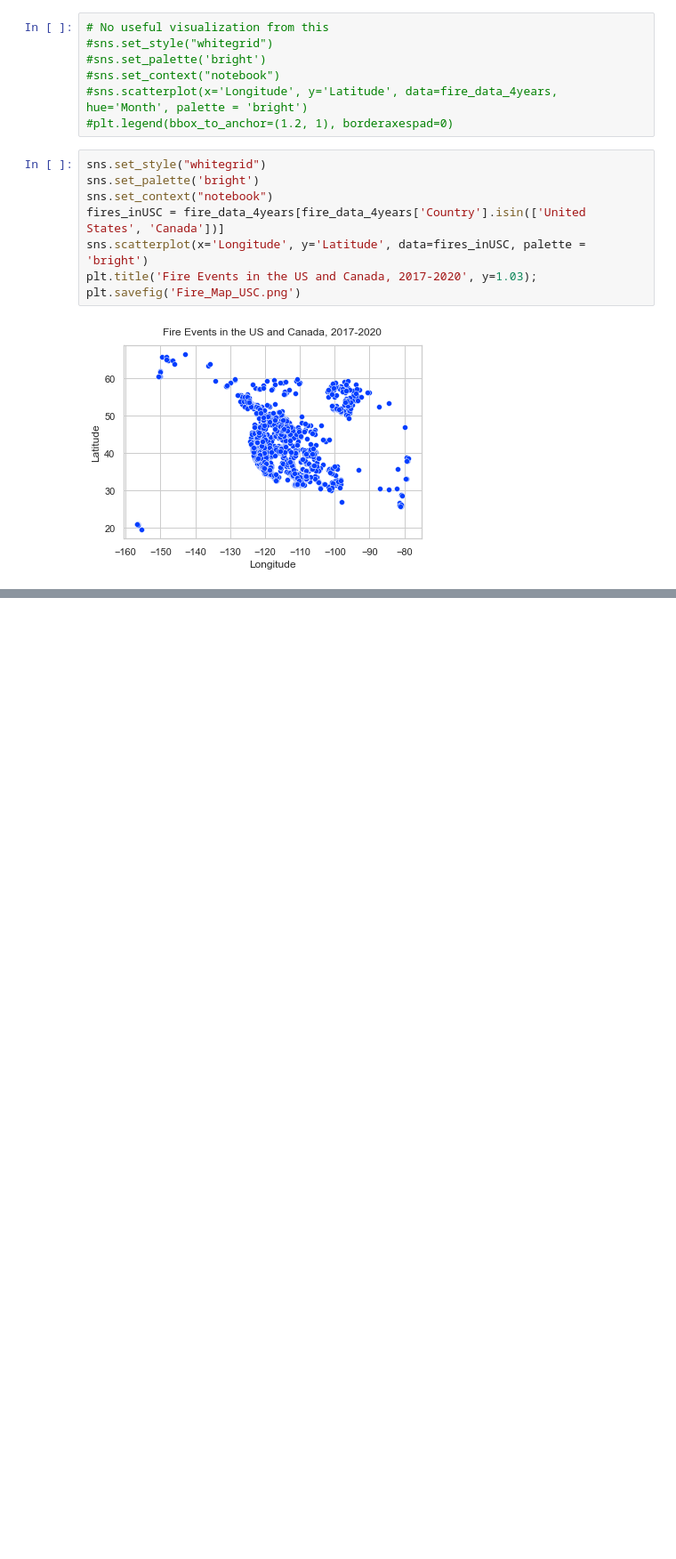
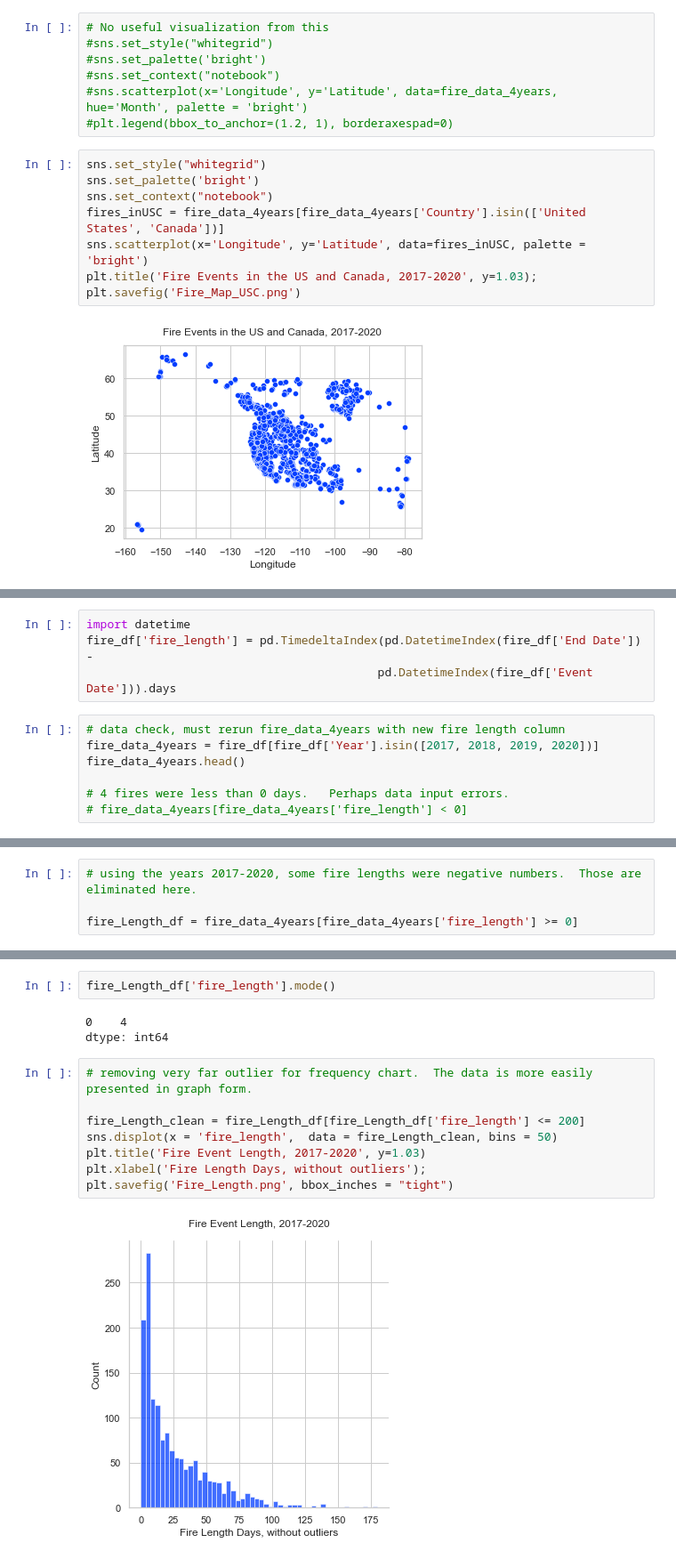
Before and after one commit to britt-emm/CGGroupProject, a Jupyter notebook: NASA_wildfire_graphs.ipynb, the cells around one changed output, grey strips where cells are left out. Shown: that part at 89% size. Saved outputs shown, nothing was run; the diff lists cells and outputs as text; blank space fills up the shorter version.

```diff
--- a/NASA_wildfire_graphs.ipynb
+++ b/NASA_wildfire_graphs.ipynb
@@ -344,0 +352,11 @@ plt.savefig('Fire_Map_USC.png')
+# %%
+import datetime
+fire_df['fire_length'] = pd.TimedeltaIndex(pd.DatetimeIndex(fire_df['End Date']) -
+                                          pd.DatetimeIndex(fire_df['Event Date'])).days
+# %%
+# data check, must rerun fire_data_4years with new fire length column
+fire_data_4years = fire_df[fire_df['Year'].isin([2017, 2018, 2019, 2020])]
+fire_data_4years.head()
+
+# 4 fires were less than 0 days.   Perhaps data input errors.
+# fire_data_4years[fire_data_4years['fire_length'] < 0]
@@ -344,0 +388,4 @@ plt.savefig('Fire_Map_USC.png')
+# %%
+# using the years 2017-2020, some fire lengths were negative numbers.  Those are eliminated here.
+
+fire_Length_df = fire_data_4years[fire_data_4years['fire_length'] >= 0]
@@ -344,0 +404,15 @@ plt.savefig('Fire_Map_USC.png')
+# %%
+fire_Length_df['fire_length'].mode()
+# %% [output]
+0    4
+dtype: int64
+# %%
+# removing very far outlier for frequency chart.  The data is more easily presented in graph form.
+
+fire_Length_clean = fire_Length_df[fire_Length_df['fire_length'] <= 200]
+sns.displot(x = 'fire_length',  data = fire_Length_clean, bins = 50)
+plt.title('Fire Event Length, 2017-2020', y=1.03)
+plt.xlabel('Fire Length Days, without outliers');
+plt.savefig('Fire_Length.png', bbox_inches = "tight")
+# %% [output]
+[figure, added]
```
Also changed, not shown: parts of 10 cells of this notebook.
